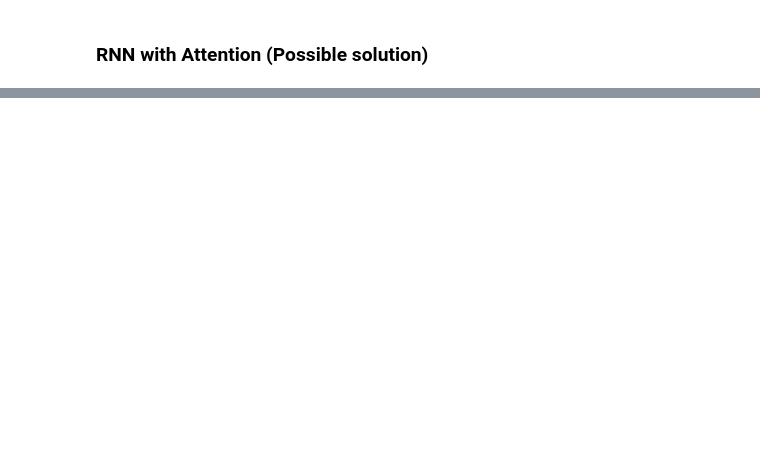
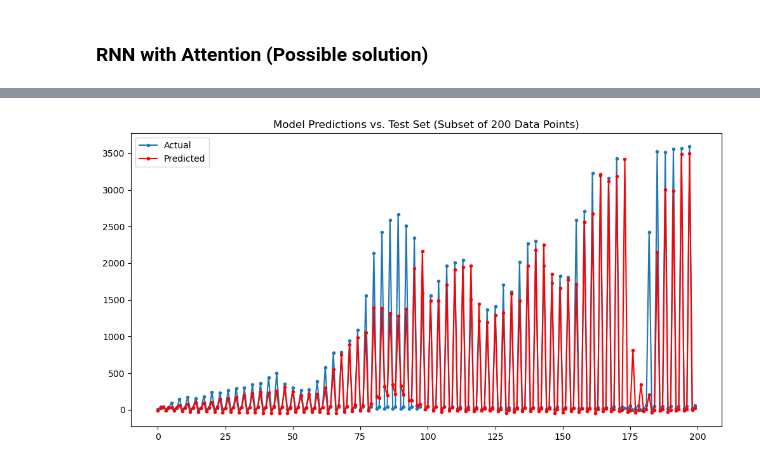
Before and after one commit to marhas109/ds10_all, a Jupyter notebook: C10_M05_Lab.ipynb, the cells around one changed output, grey strips where cells are left out. Saved outputs shown, nothing was run; the diff lists cells and outputs as text; code cells hidden in the pictures; blank space fills up the shorter version.

```diff
--- a/C10_M05_Lab.ipynb
+++ b/C10_M05_Lab.ipynb
@@ -43,0 +215,9 @@ tf.random.set_seed(42)
+# %%
+plt.figure(figsize=(12,6))
+plt.plot(y_test_inv.flatten()[4000:4200], marker='.', label="Actual")
+plt.plot(y_pred_inv.flatten()[4000:4200], 'r', marker='.', label="Predicted")
+plt.legend()
+plt.title('Model Predictions vs. Test Set (Subset of 200 Data Points)')
+plt.show()
+# %% [output]
+[figure, added]
```
Also changed, not shown: parts of 13 cells of this notebook.
